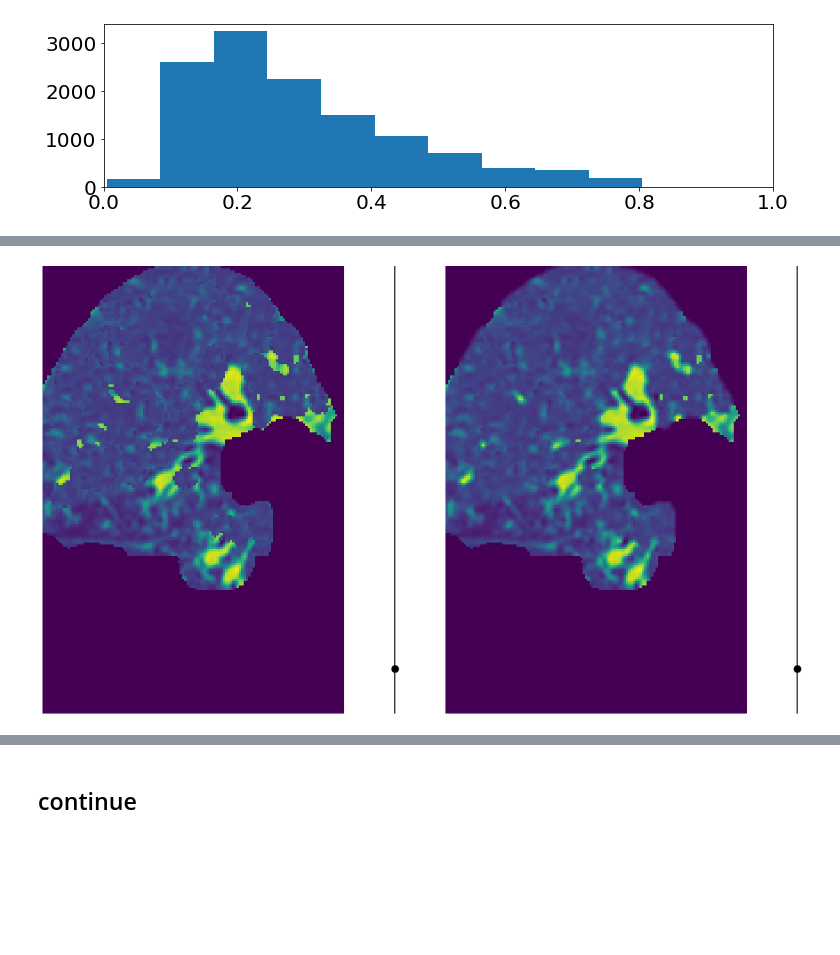
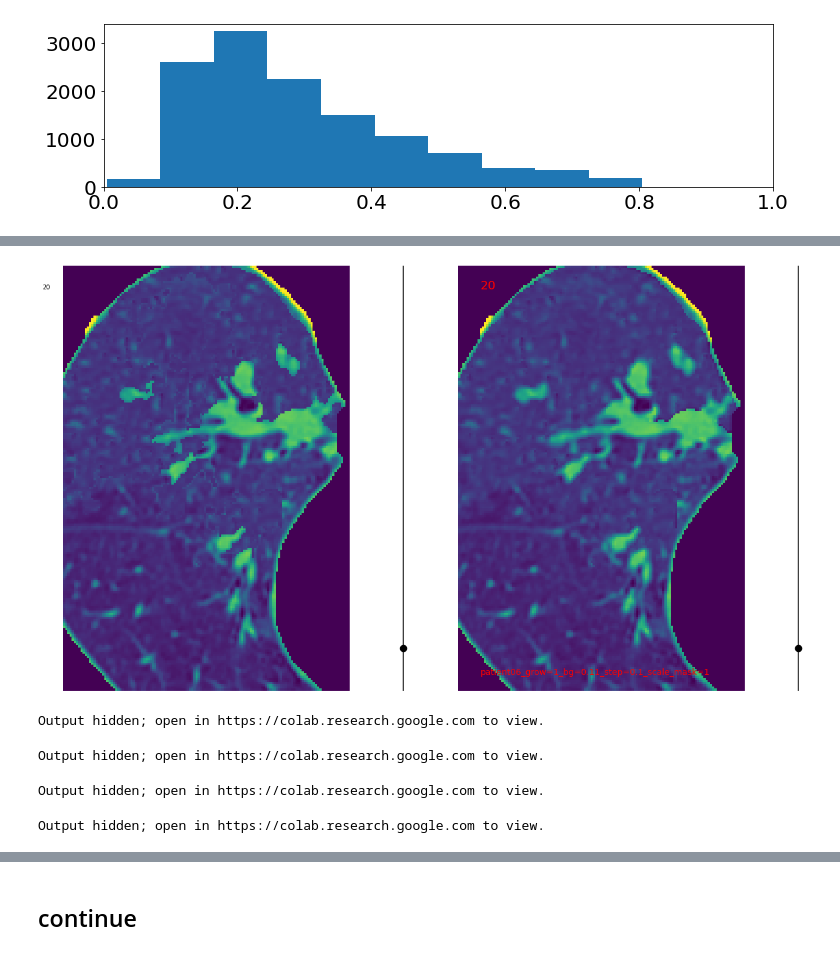
Before and after one commit to octaviomtz/nbdev_c19_synthesis, a Jupyter notebook: 02_replace_lesions.ipynb, the cells around one changed output, grey strips where cells are left out. Saved outputs shown, nothing was run; the diff lists cells and outputs as text; code cells hidden in the pictures; blank space fills up the shorter version.

```diff
--- a/02_replace_lesions.ipynb
+++ b/02_replace_lesions.ipynb
@@ -182,31 +217,40 @@ ax[2].imshow(mask_ring)
 # %%
-##@title xx {vertical-output: true}
+##@title Put the background texture with and without inpainted borders {vertical-output: true}
 im_blend = copy(target_img_covid[...,SLICE])
+mask_covid = target_img_covid[...,SLICE]>0
+name_synthesis = path_synthesis.split('/')[-2]
+not_covid = img[y_min: y_max, x_min: x_max, SLICE+z_min] * (~mask_covid).astype(float)
+V_MAX = np.max(img[y_min: y_max, x_min: x_max, SLICE+z_min])
 mask_for_inpain = np.zeros_like(im_blend)
 for lesion, coord, mask in zip(lesions_all, coords_all, masks_all):
   new_coords_mask = np.where(mask==1)[0]+coord[0], np.where(mask==1)[1]+coord[2] # add background texture with absolute coordinates
   im_blend[new_coords_mask] = texture[new_coords_mask]
-
+  # rings
   mask_closed = binary_fill_holes(mask,)
   mask_in = (mask_closed).astype('int') - binary_erosion(mask_closed, iterations=iter_erosion_dilation)
   mask_out = binary_dilation(mask_closed, iterations=iter_erosion_dilation) - (mask_closed).astype('int')
   mask_ring = mask_in + mask_out
 
   new_coords_mask_inpain = np.where(mask_ring==1)[0]+coord[0], np.where(mask_ring==1)[1]+coord[2] # mask outer rings for inpaint
   mask_for_inpain[new_coords_mask_inpain] = 1
-  im_blend_inpain = inpaint.inpaint_biharmonic(im_blend, mask_for_inpain)
+im_blend_inpain = inpaint.inpaint_biharmonic(im_blend, mask_for_inpain)
 
 
+im_blend_inpain = im_blend_inpain * mask_covid + not_covid
+im_blend = im_blend * mask_covid + not_covid
 fig, ax = plt.subplots(1,4, gridspec_kw={'width_ratios': [30, 1,30,1]}, figsize=(18,10))
-ax[0].imshow(im_blend[y_min: y_max, x_min: x_max], cmap='viridis')
+ax[0].imshow(im_blend[y_min: y_max, x_min: x_max], cmap='viridis', vmin=0, vmax=V_MAX)
+ax[0].text(-10,10, i)
 ax[1].vlines(x=0, ymin=0, ymax=len(lesion), color='k')
 ax[1].scatter(0,GEN, c='k', s=120)
 ax[1].set_ylim([0,100])
 ax[2].imshow(im_blend_inpain[y_min: y_max, x_min: x_max], cmap='viridis')
+ax[2].text(10,10, i, fontsize=20, c='r')
+ax[2].text(10,np.shape(mask_for_inpain)[0]-10, name_synthesis, fontsize=14, c='r')
 ax[3].vlines(x=0, ymin=0, ymax=len(lesion), color='k')
 ax[3].scatter(0,GEN, c='k', s=120)
 ax[3].set_ylim([0,100])
 for axx in ax.ravel(): axx.axis('off')
 fig.tight_layout()
 # %% [output]
-[figure, old version]
+[figure, new version]
@@ -212,0 +295,28 @@ fig.tight_layout()
+# %%
+# make gif part2 (use the list of images)
+name_synthesis = path_synthesis.split('/')[-2]
+imageio.mimsave(f"images/{name_synthesis}.gif", images, fps=4) #Creates gif out of list of images
+mvp.ipython_display(f"images/{name_synthesis}.gif")
+# %% [output]
+Output hidden; open in https://colab.research.google.com to view.
+# %%
+# make gif part2 (use the list of images)
+name_synthesis = path_synthesis.split('/')[-2]
+imageio.mimsave(f"images/{name_synthesis}.gif", images, fps=4) #Creates gif out of list of images
+mvp.ipython_display(f"images/{name_synthesis}.gif")
+# %% [output]
+Output hidden; open in https://colab.research.google.com to view.
+# %%
+# make gif part2 (use the list of images)
+name_synthesis = path_synthesis.split('/')[-2]
+imageio.mimsave(f"images/{name_synthesis}.gif", images, fps=4) #Creates gif out of list of images
+mvp.ipython_display(f"images/{name_synthesis}.gif")
+# %% [output]
+Output hidden; open in https://colab.research.google.com to view.
+# %%
+# make gif part2 (use the list of images)
+name_synthesis = path_synthesis.split('/')[-2]
+imageio.mimsave(f"images/{name_synthesis}.gif", images, fps=4) #Creates gif out of list of images
+mvp.ipython_display(f"images/{name_synthesis}.gif")
+# %% [output]
+Output hidden; open in https://colab.research.google.com to view.
```
Also changed, not shown: parts of 44 cells of this notebook, 8 other files.
